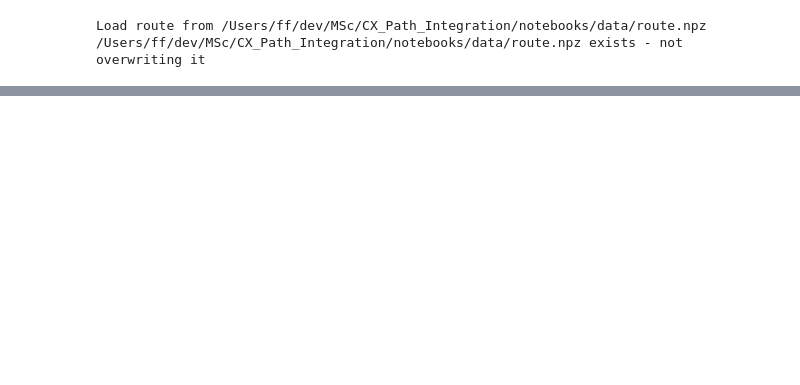
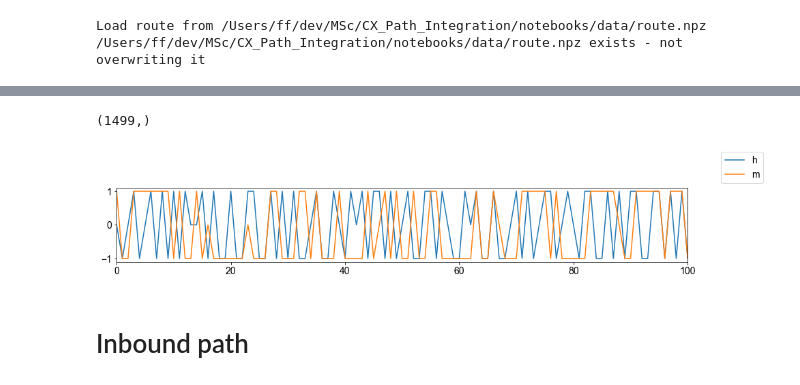
Before and after one commit to filippoferrari/CX_Path_Integration, a Jupyter notebook: notebooks/model_with_accumulator.ipynb, the cells around one changed output, grey strips where cells are left out. Drawn from its saved outputs; the diff is of its cells as text; code cells hidden in the pictures; blank space fills up the shorter version.

```diff
--- a/notebooks/model_with_accumulator.ipynb
+++ b/notebooks/model_with_accumulator.ipynb
@@ -253,0 +384,15 @@ plt.show()
+# %%
+headings_diff = np.diff(heading_angles[:T_outbound], axis=0)
+print(headings_diff.shape)
+plt.figure(figsize=(15,2))
+#plt.plot(headings_diff)
+plt.plot(np.sign(headings_diff), label='h')
+plt.plot(np.sign((MOTOR_spikes[0,:]-MOTOR_spikes[1,:])), label='m')
+plt.xlim([0,100])
+plt.legend(bbox_to_anchor=(1.05, 1))
+plt.show()
+# %% [output]
+(1499,)
+[figure, added]
+# %% [markdown]
+# Inbound path
```
Also changed, not shown: parts of 23 cells of this notebook.
